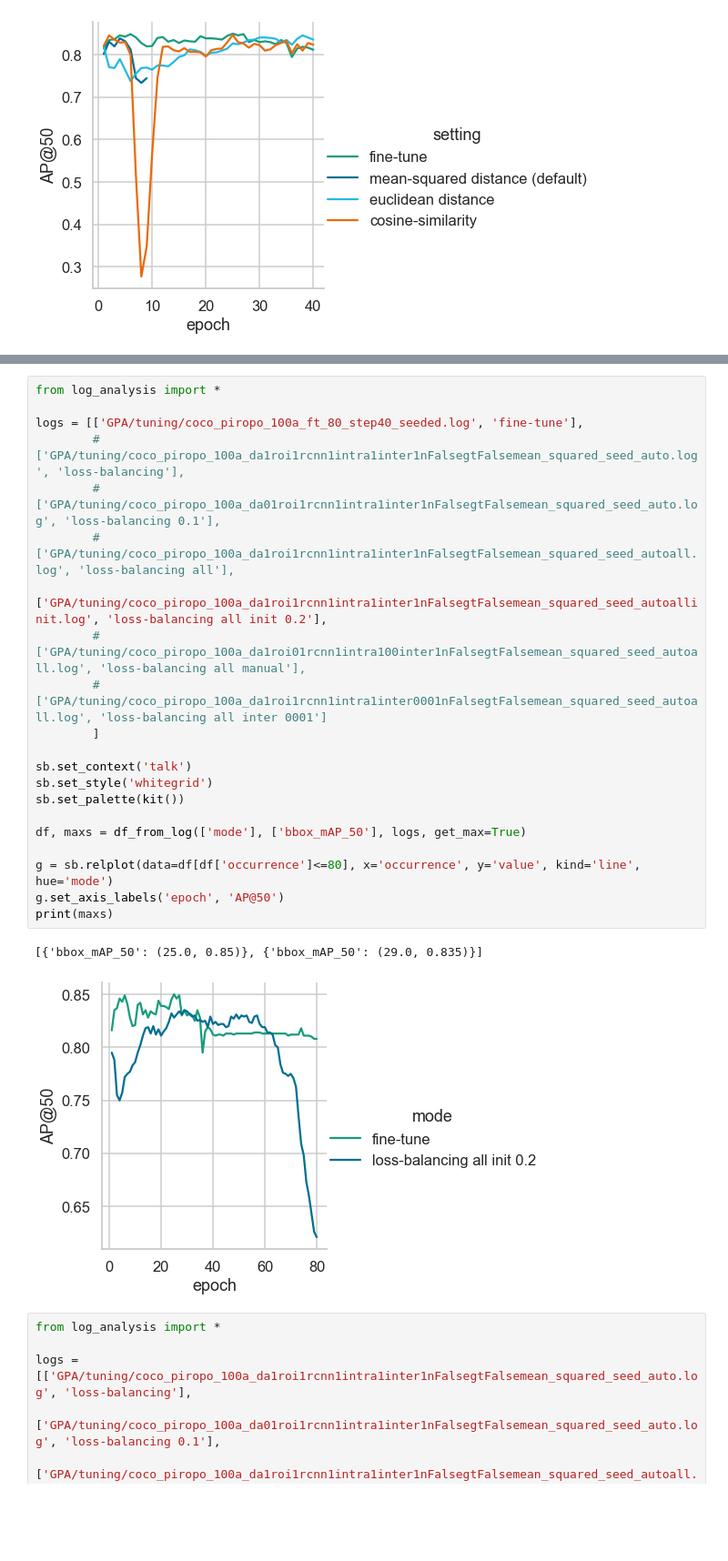
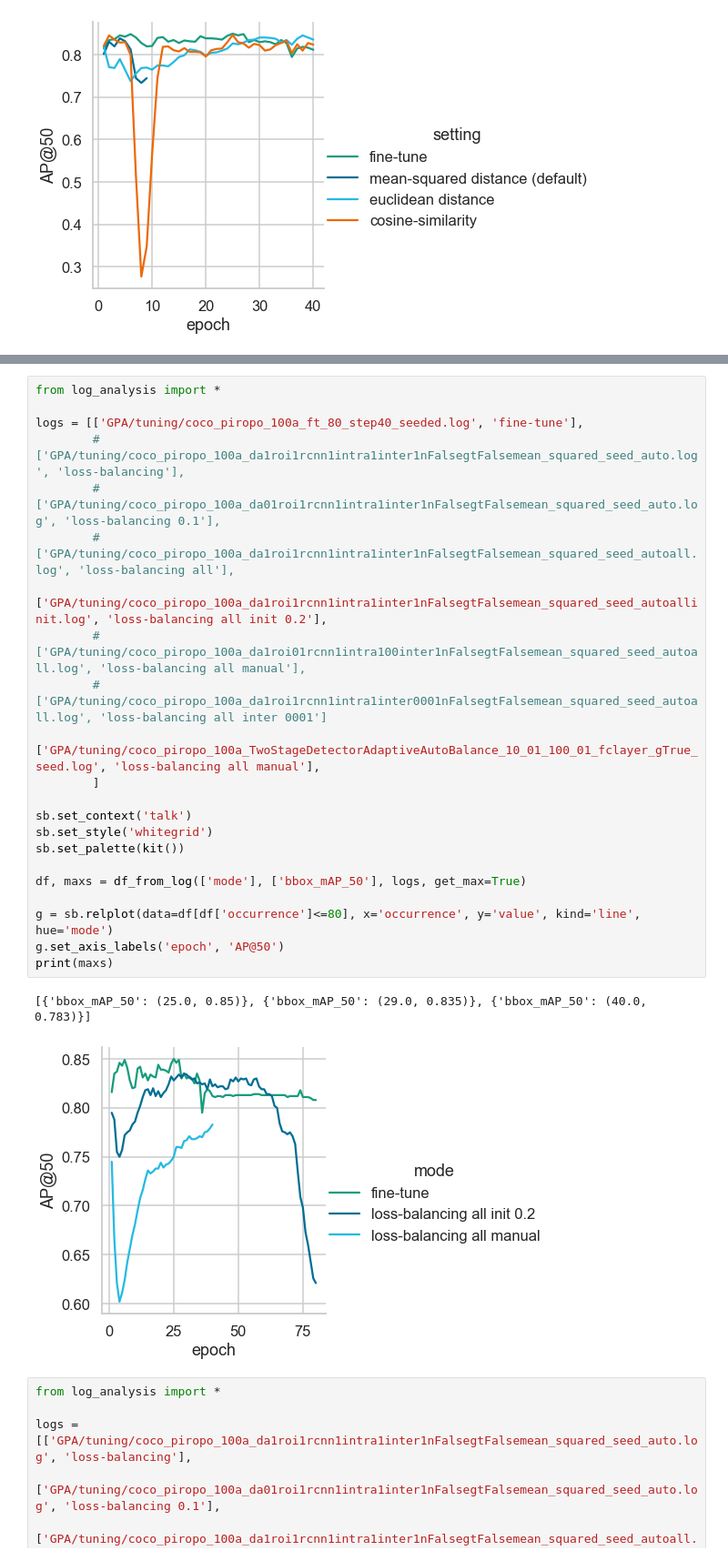
Before and after one commit to ThaddaeusWiedemer/FisheyeSPA, a Jupyter notebook: results/gpa.ipynb, the cells around one changed output, grey strips where cells are left out. Shown: that part at 91% size. Drawn from its saved outputs; the diff is of its cells as text; blank space fills up the shorter version.

```diff
--- a/results/gpa.ipynb
+++ b/results/gpa.ipynb
@@ -79,27 +81,28 @@ As a last experiment, we try initializing the weights for auto-balancing as $\fr
 # %%
 from log_analysis import *
 
 logs = [['GPA/tuning/coco_piropo_100a_ft_80_step40_seeded.log', 'fine-tune'],
         # ['GPA/tuning/coco_piropo_100a_da1roi1rcnn1intra1inter1nFalsegtFalsemean_squared_seed_auto.log', 'loss-balancing'],
         # ['GPA/tuning/coco_piropo_100a_da01roi1rcnn1intra1inter1nFalsegtFalsemean_squared_seed_auto.log', 'loss-balancing 0.1'],
         # ['GPA/tuning/coco_piropo_100a_da1roi1rcnn1intra1inter1nFalsegtFalsemean_squared_seed_autoall.log', 'loss-balancing all'],
         ['GPA/tuning/coco_piropo_100a_da1roi1rcnn1intra1inter1nFalsegtFalsemean_squared_seed_autoallinit.log', 'loss-balancing all init 0.2'],
         # ['GPA/tuning/coco_piropo_100a_da1roi01rcnn1intra100inter1nFalsegtFalsemean_squared_seed_autoall.log', 'loss-balancing all manual'],
         # ['GPA/tuning/coco_piropo_100a_da1roi1rcnn1intra1inter0001nFalsegtFalsemean_squared_seed_autoall.log', 'loss-balancing all inter 0001']
+        ['GPA/tuning/coco_piropo_100a_TwoStageDetectorAdaptiveAutoBalance_10_01_100_01_fclayer_gTrue_seed.log', 'loss-balancing all manual'],
         ]
 
 sb.set_context('talk')
 sb.set_style('whitegrid')
 sb.set_palette(kit())
 
 df, maxs = df_from_log(['mode'], ['bbox_mAP_50'], logs, get_max=True)
 
 g = sb.relplot(data=df[df['occurrence']<=80], x='occurrence', y='value', kind='line', hue='mode')
 g.set_axis_labels('epoch', 'AP@50')
 print(maxs)
 # %% [output]
-[{'bbox_mAP_50': (25.0, 0.85)}, {'bbox_mAP_50': (29.0, 0.835)}]
+[{'bbox_mAP_50': (25.0, 0.85)}, {'bbox_mAP_50': (29.0, 0.835)}, {'bbox_mAP_50': (40.0, 0.783)}]
-[figure, old version]
+[figure, new version]
 # %%
 from log_analysis import *
 
```
Also changed, not shown: parts of 8 cells of this notebook, 28 other files.
